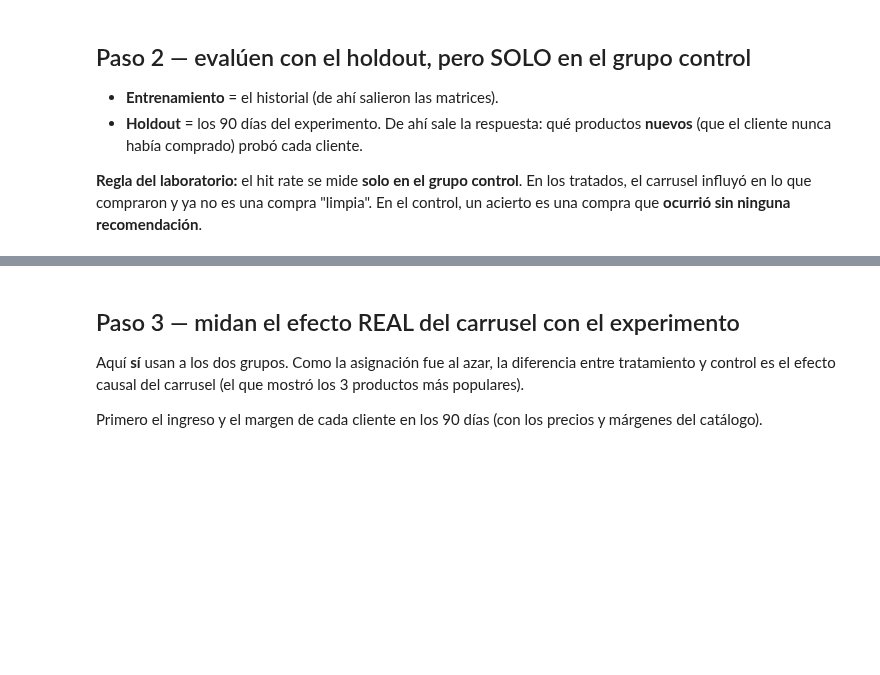
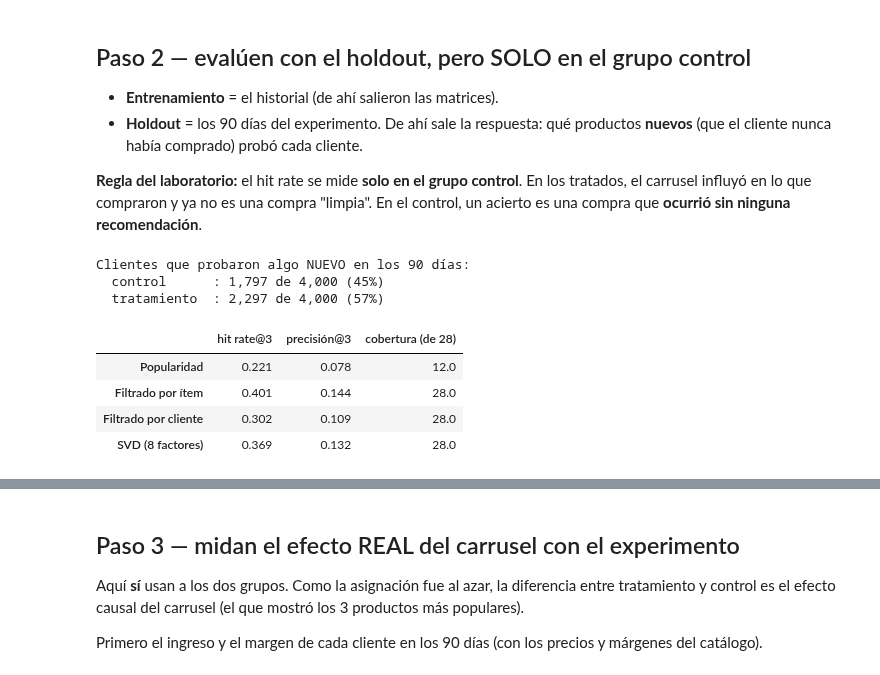
Before and after one commit to Randres106/marketing-analytics-Rafael-Alvarez, a Jupyter notebook: Semana_4/Tarea/laboratorio_recomendacion.ipynb, the cells around one changed output, grey strips where cells are left out. Drawn from its saved outputs; the diff is of its cells as text; code cells hidden in the pictures; blank space fills up the shorter version.

```diff
--- a/Semana_4/Tarea/laboratorio_recomendacion.ipynb
+++ b/Semana_4/Tarea/laboratorio_recomendacion.ipynb
@@ -62,7 +71,7 @@ col_agua = productos.index("Agua")
 # TODO 1: la matriz cliente × producto (1 si compró al menos una vez en el historial, 0 si no).
 # Pista: pd.crosstab(...) > 0, y .reindex(...) para que estén los 8,000 clientes y los 29 productos,
 #        en el orden de `clientes` y de `productos`.
-M = ...   # <-- reemplacen esto
+M = (pd.crosstab(hist["customer_id"], hist["item"]) > 0).astype(int).reindex(index=clientes["customer_id"], columns=productos, fill_value=0)
 
 X = M.values.astype(np.float32)
 print(f"Matriz {X.shape[0]:,} × {X.shape[1]} · densidad {X.mean():.1%} · clientes sin historial: {(X.sum(axis=1) == 0).sum()}")
@@ -83,7 +94,7 @@ tabla de similitudes **una sola vez**, y el puntaje de cada cliente es la **suma
 candidato con lo que el cliente ya compró.
 # %%
 # TODO 2: filtrado por ítem
-S_it = ...          # <-- reemplacen esto: la similitud de coseno entre las COLUMNAS de X  (productos × productos)
+S_it = cosine_similarity(X.T)          # <-- reemplacen esto: la similitud de coseno entre las COLUMNAS de X  (productos × productos)
 np.fill_diagonal(S_it, 0)
-S_item = ...        # <-- reemplacen esto: suma de las similitudes con lo que el cliente ya compró (X @ ...)
+S_item = X @ S_it    # <-- reemplacen esto: suma de las similitudes con lo que el cliente ya compró (X @ ...)
 print(S_it.shape, S_item.shape)
@@ -135,26 +157,37 @@ es_control = (exp.set_index("customer_id").loc[M.index, "grupo"] == "control").v
 print(f"Clientes que probaron algo NUEVO en los 90 días:")
 print(f"  control      : {(elegibles & es_control).sum():,} de {es_control.sum():,} ({elegibles[es_control].mean():.0%})")
 print(f"  tratamiento  : {(elegibles & ~es_control).sum():,} de {(~es_control).sum():,} ({elegibles[~es_control].mean():.0%})")
+# %% [output]
+Clientes que probaron algo NUEVO en los 90 días:
+  control      : 1,797 de 4,000 (45%)
+  tratamiento  : 2,297 de 4,000 (57%)
 # %%
 def hit_rate_at_k(scores, K=3, mask=None):
     top = top_k(scores, K)
     # TODO 5: ¿al menos una de las K recomendaciones fue un producto NUEVO que el cliente compró? (True/False por cliente)
     # Pista: NUEVO[u, top[u]] son los 1/0 de los K productos recomendados al cliente u.
-    aciertos = ...    # <-- reemplacen esto: un arreglo con un True/False por cliente
+    filas = np.arange(len(X))[:, None]
+    aciertos = (NUEVO[filas, top].sum(axis=1) > 0)
     return aciertos[mask].mean()
 
 def precision_at_k(scores, K=3, mask=None):
     top = top_k(scores, K)
     return np.mean([NUEVO[u, top[u]].sum() / K for u in np.where(mask)[0]])
 
 def cobertura(scores, K=3):
     return len(np.unique(top_k(scores, K)))
 
 mask_eval = es_control & elegibles
 res = pd.DataFrame({n: {"hit rate@3": hit_rate_at_k(s, mask=mask_eval),
                         "precisión@3": precision_at_k(s, mask=mask_eval),
                         "cobertura (de 28)": cobertura(s)} for n, s in metodos.items()}).T
 res.round(3)
+# %% [output]
+|  | hit rate@3 | precisión@3 | cobertura (de 28) |
+| Popularidad | 0.221 | 0.078 | 12.0 |
+| Filtrado por ítem | 0.401 | 0.144 | 28.0 |
+| Filtrado por cliente | 0.302 | 0.109 | 28.0 |
+| SVD (8 factores) | 0.369 | 0.132 | 28.0 |
 # %%
 fig, ax = plt.subplots(1, 2, figsize=(10, 3.8))
 colores = [GRIS, VERDE, VERDE, NARANJA]
```
Also changed, not shown: parts of 19 cells of this notebook.
